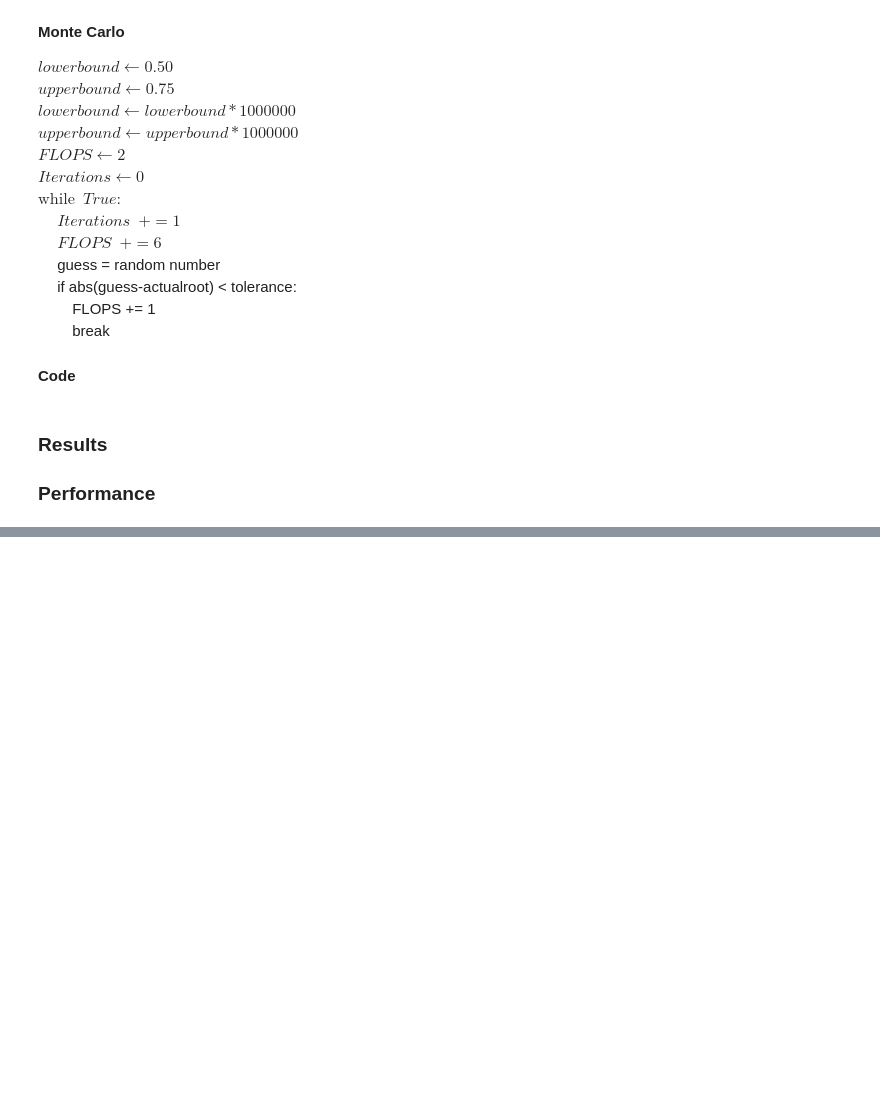
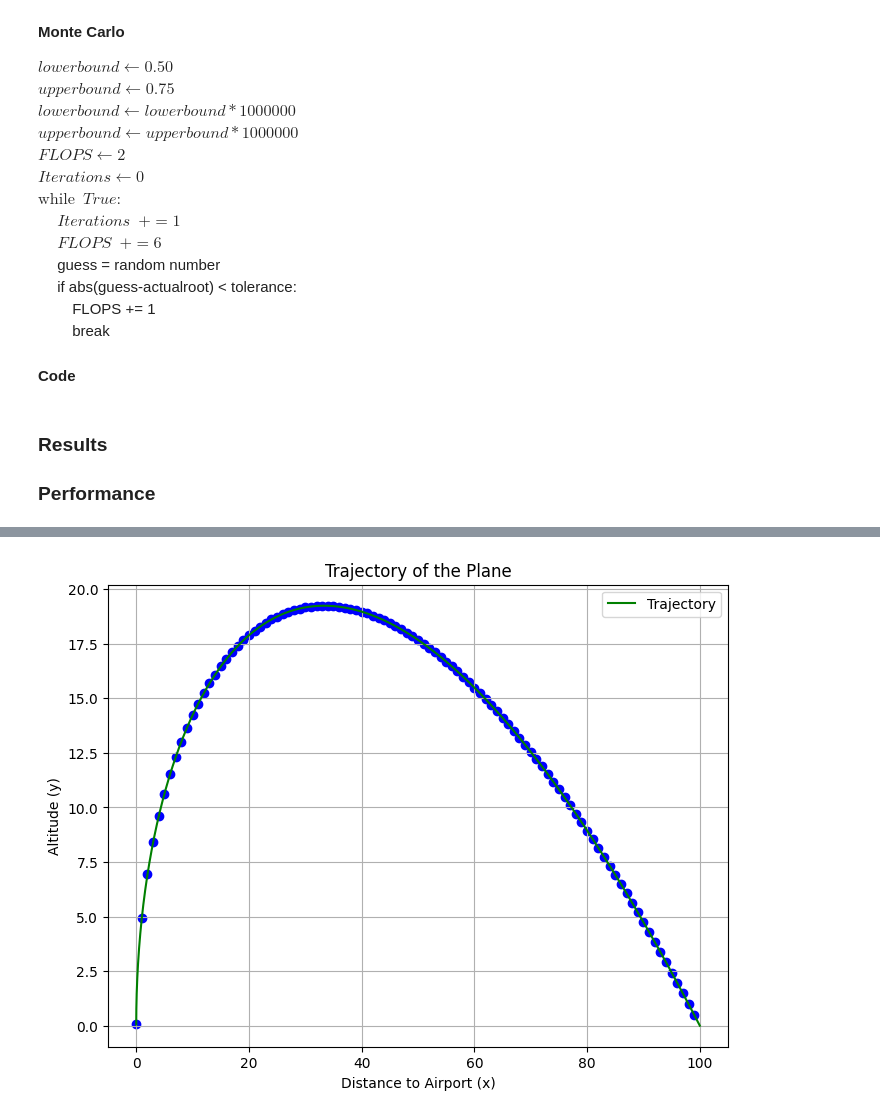
Before and after one commit to EmceeCiao/AMS_326_HW3, a Jupyter notebook: hw3.ipynb, the cells around one changed output, grey strips where cells are left out. Saved outputs shown, nothing was run; the diff lists cells and outputs as text; code cells hidden in the pictures; blank space fills up the shorter version.

Commit message:
Finished Problem 3.3, need to do 3.2 and 3.1 next!

```diff
--- a/hw3.ipynb
+++ b/hw3.ipynb
@@ -121,2 +151,67 @@ $\text{while} \enspace True:$
 
 #### Code
+# %%
+import numpy as np
+import matplotlib.pyplot as plt
+# Defining Given Constants with a little bit of math
+a = 100 # Distance from airport
+w = 44  # wind speed
+v_0 = 88 # initial velocity
+x_0 = a  # initial x_value
+y_0 = 0  # initial y_value
+h = 0.0001 # Step size used for difference approximation
+k = w/v_0 # constant factor in ODE
+
+def f(x, y):
+    """Differential Equation from ODE"""
+    return (y/x) - (k * np.sqrt(1 + ((y/x) ** 2)))
+
+def euler_forward(f, x_0, y_0, h, target):
+    # Start Making Arrays to hold x_values and y_values of sequence
+    x_values = [x_0]
+    y_values = [y_0]
+
+    # Condition is > target as we are decreasing x
+    while x_values[-1] > target:
+        y_n = y_values[-1]
+        x_n = x_values[-1]
+
+        # Safegaurd to prevent approximation from overshooting
+        if x_n - h < target:
+            h = x_n - target
+
+        # Euler Forward Sequences, - instead of + as h needs to be -
+        y_next = y_n - (h * f(x_n, y_n))
+        x_next = x_n - h
+
+        # We append the values as we reference the last index in the equation for x_n, y_n
+        y_values.append(y_next)
+        x_values.append(x_next)
+
+    # Reversed the arrays for ease of printing
+    return np.array(x_values[::-1]), np.array(y_values[::-1])
+
+x_vals, y_vals = euler_forward(f, x_0, y_0, h, 0)
+
+# print(x_vals[0])
+# print(y_vals[0])
+# print(len(x_vals))
+# print(len(y_vals))
+
+plt.figure(figsize=(8,6))
+plt.plot(x_vals[1::], y_vals[1::], color="green", label="Trajectory")
+plt.scatter(x_vals[1::int(len(x_vals)/100)], y_vals[1::int(len(x_vals)/100)], color="blue")
+plt.xlabel("Distance to Airport (x)")
+plt.ylabel("Altitude (y)")
+plt.title("Trajectory of the Plane")
+plt.legend()
+plt.grid(True)
+plt.show()
+
+# Print Coordinates
+print("Coordinates (x, y) of 100 evenly spaced points: ")
+step = len(x_vals) // 100
+for i in range(0, len(x_vals), step):
+    print(f"({x_vals[i]:.2f}, {y_vals[i]:.2f})")
+# %% [output]
+[figure, added]
```
Also changed, not shown: parts of 5 cells of this notebook, 2 other files.
